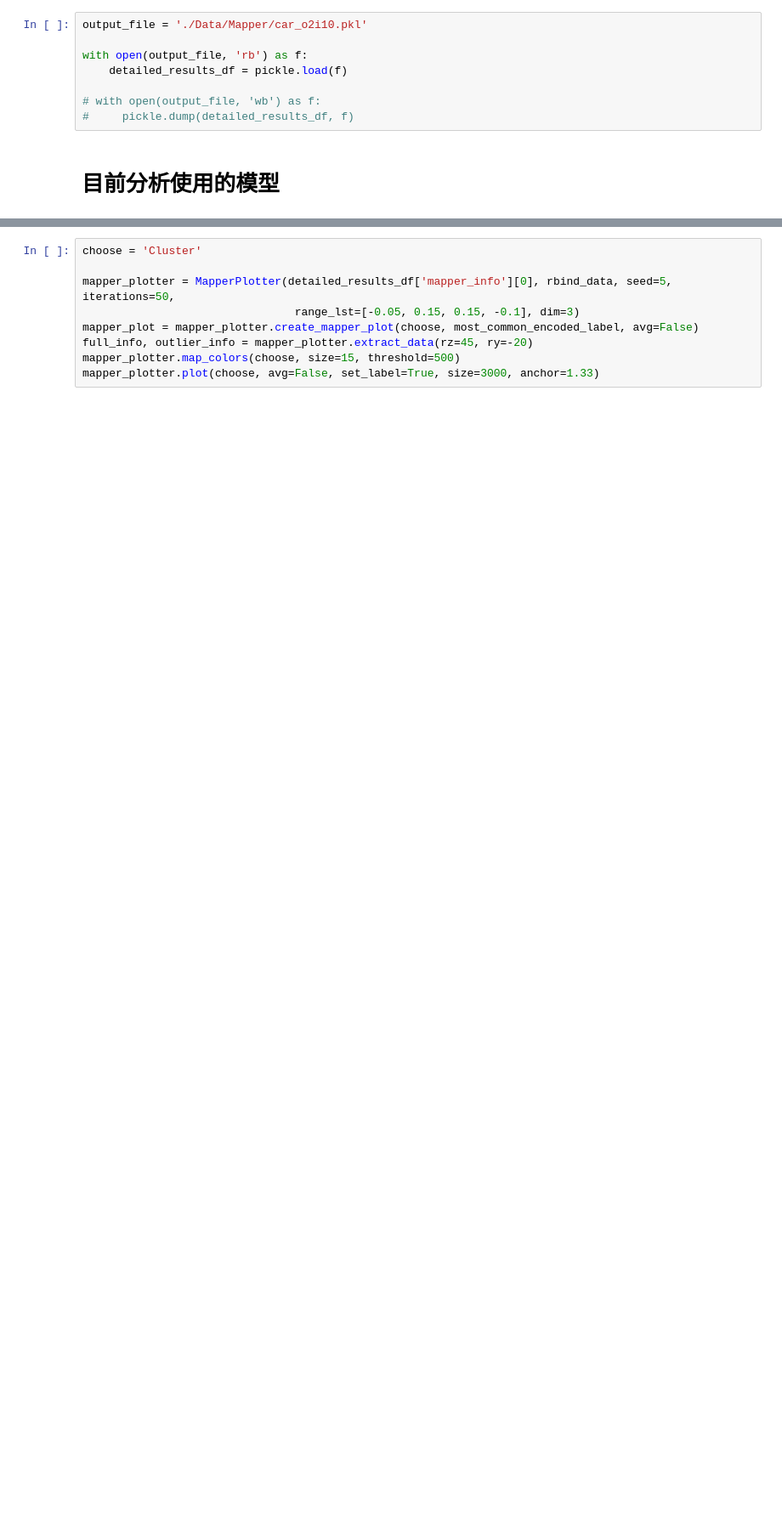
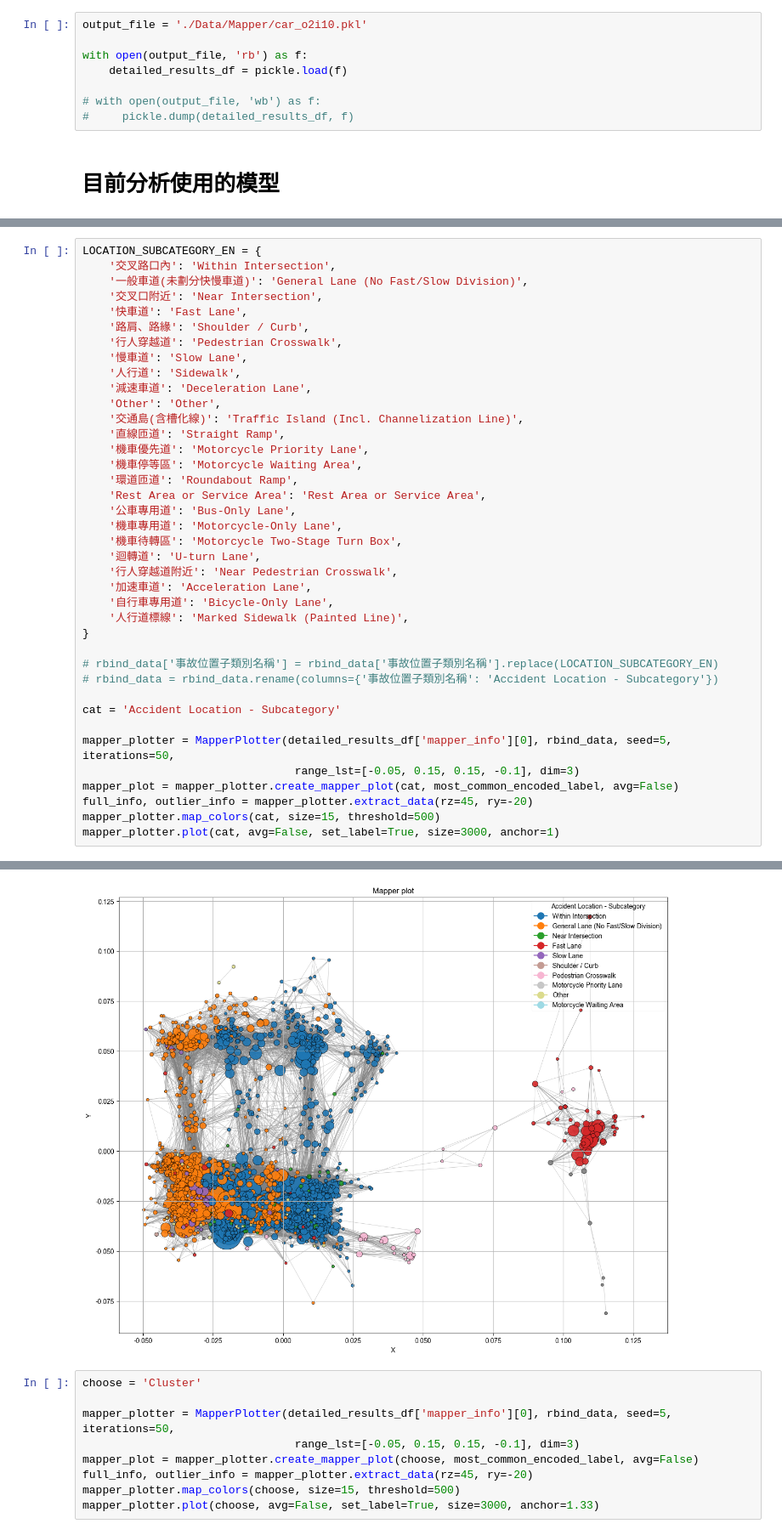
Before and after one commit to kennywang112/TrafficTDApython, a Jupyter notebook: Version4/Car.ipynb, the cells around one changed output, grey strips where cells are left out. Shown at 85% size. Saved outputs shown, nothing was run; the diff lists cells and outputs as text; blank space fills up the shorter version.

```diff
--- a/Version4/Car.ipynb
+++ b/Version4/Car.ipynb
@@ -304,0 +246,40 @@ mapper_plotter.plot(choose, avg=False, set_label=True, size=3000, anchor=1.33)
+# %%
+LOCATION_SUBCATEGORY_EN = {
+    '交叉路口內': 'Within Intersection',
+    '一般車道(未劃分快慢車道)': 'General Lane (No Fast/Slow Division)',
+    '交叉口附近': 'Near Intersection',
+    '快車道': 'Fast Lane',
+    '路肩、路緣': 'Shoulder / Curb',
+    '行人穿越道': 'Pedestrian Crosswalk',
+    '慢車道': 'Slow Lane',
+    '人行道': 'Sidewalk',
+    '減速車道': 'Deceleration Lane',
+    'Other': 'Other',
+    '交通島(含槽化線)': 'Traffic Island (Incl. Channelization Line)',
+    '直線匝道': 'Straight Ramp',
+    '機車優先道': 'Motorcycle Priority Lane',
+    '機車停等區': 'Motorcycle Waiting Area',
+    '環道匝道': 'Roundabout Ramp',
+    'Rest Area or Service Area': 'Rest Area or Service Area',
+    '公車專用道': 'Bus-Only Lane',
+    '機車專用道': 'Motorcycle-Only Lane',
+    '機車待轉區': 'Motorcycle Two-Stage Turn Box',
+    '迴轉道': 'U-turn Lane',
+    '行人穿越道附近': 'Near Pedestrian Crosswalk',
+    '加速車道': 'Acceleration Lane',
+    '自行車專用道': 'Bicycle-Only Lane',
+    '人行道標線': 'Marked Sidewalk (Painted Line)',
+}
+
+# rbind_data['事故位置子類別名稱'] = rbind_data['事故位置子類別名稱'].replace(LOCATION_SUBCATEGORY_EN)
+# rbind_data = rbind_data.rename(columns={'事故位置子類別名稱': 'Accident Location - Subcategory'})
+
+cat = 'Accident Location - Subcategory'
+
+mapper_plotter = MapperPlotter(detailed_results_df['mapper_info'][0], rbind_data, seed=5, iterations=50,
+                                range_lst=[-0.05, 0.15, 0.15, -0.1], dim=3)
+mapper_plot = mapper_plotter.create_mapper_plot(cat, most_common_encoded_label, avg=False)
+full_info, outlier_info = mapper_plotter.extract_data(rz=45, ry=-20)
+mapper_plotter.map_colors(cat, size=15, threshold=500)
+mapper_plotter.plot(cat, avg=False, set_label=True, size=3000, anchor=1)
+# %% [output]
@@ -305,3 +289,4 @@ mapper_plotter.plot(choose, avg=False, set_label=True, size=3000, anchor=1.33)
+[figure, added]
 # %%
 choose = 'Cluster'
 
```
Also changed, not shown: parts of 14 cells of this notebook, 33 other files.
